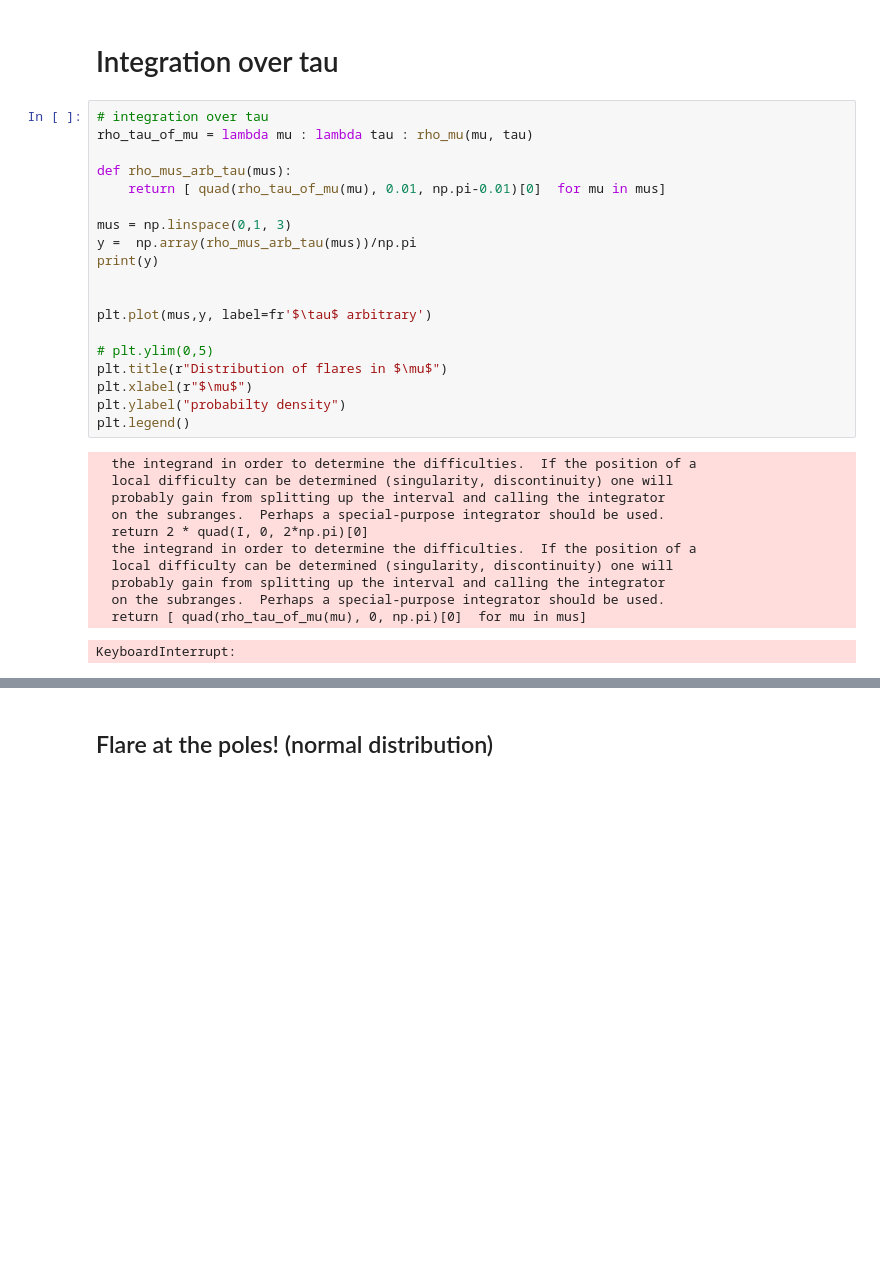
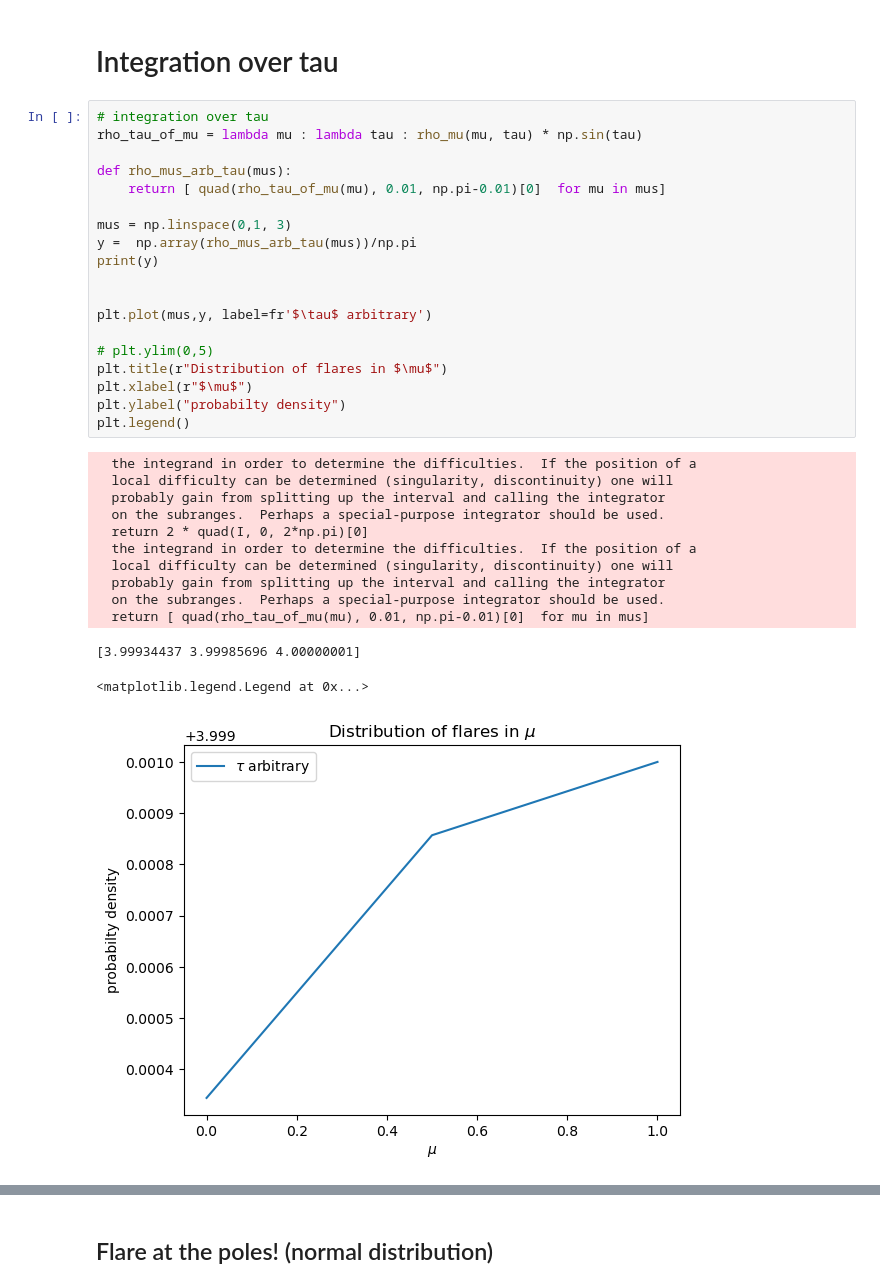
Before and after one commit to demichieldewilde/CME_distribution, a Jupyter notebook: flare_viewing_angle_distribution.ipynb, the cells around one changed output, grey strips where cells are left out. Drawn from its saved outputs; the diff is of its cells as text; blank space fills up the shorter version.

```diff
--- a/flare_viewing_angle_distribution.ipynb
+++ b/flare_viewing_angle_distribution.ipynb
@@ -235,33 +235,35 @@ plt.legend()
 # Integration over tau
 # %%
 # integration over tau
-rho_tau_of_mu = lambda mu : lambda tau : rho_mu(mu, tau)
+rho_tau_of_mu = lambda mu : lambda tau : rho_mu(mu, tau) * np.sin(tau)
 
 def rho_mus_arb_tau(mus):
     return [ quad(rho_tau_of_mu(mu), 0.01, np.pi-0.01)[0]  for mu in mus]
 
 mus = np.linspace(0,1, 3)
 y =  np.array(rho_mus_arb_tau(mus))/np.pi
 print(y)
 
 
 plt.plot(mus,y, label=fr'$\tau$ arbitrary')
 
 # plt.ylim(0,5)
 plt.title(r"Distribution of flares in $\mu$")
 plt.xlabel(r"$\mu$")
 plt.ylabel("probabilty density")
 plt.legend()
 # %% [output]
   the integrand in order to determine the difficulties.  If the position of a
   local difficulty can be determined (singularity, discontinuity) one will
   probably gain from splitting up the interval and calling the integrator
   on the subranges.  Perhaps a special-purpose integrator should be used.
   return 2 * quad(I, 0, 2*np.pi)[0]
   the integrand in order to determine the difficulties.  If the position of a
   local difficulty can be determined (singularity, discontinuity) one will
   probably gain from splitting up the interval and calling the integrator
   on the subranges.  Perhaps a special-purpose integrator should be used.
-  return [ quad(rho_tau_of_mu(mu), 0, np.pi)[0]  for mu in mus]
+  return [ quad(rho_tau_of_mu(mu), 0.01, np.pi-0.01)[0]  for mu in mus]
-KeyboardInterrupt:
+[3.99934437 3.99985696 4.00000001]
+<matplotlib.legend.Legend at 0x...>
+[figure, added]
 # %%
```
Also changed, not shown: parts of 4 cells of this notebook, 1 other file.
